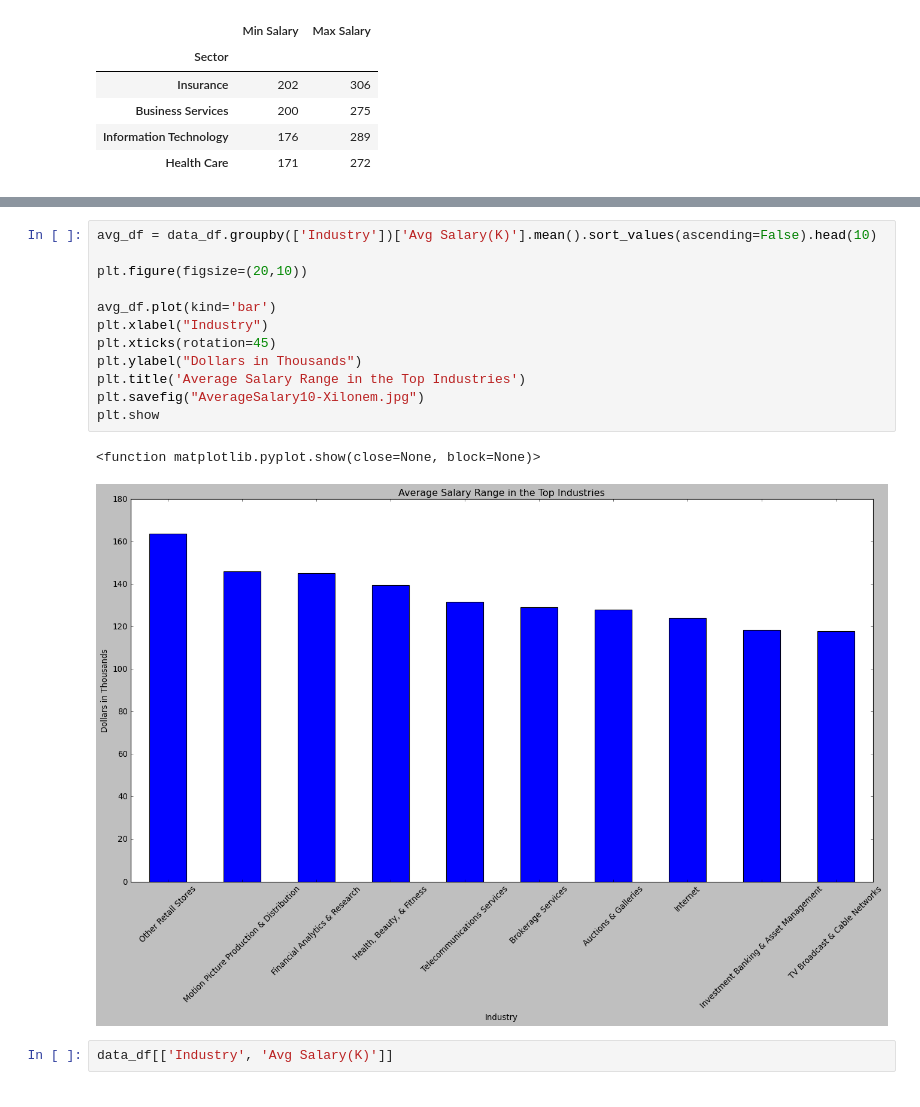
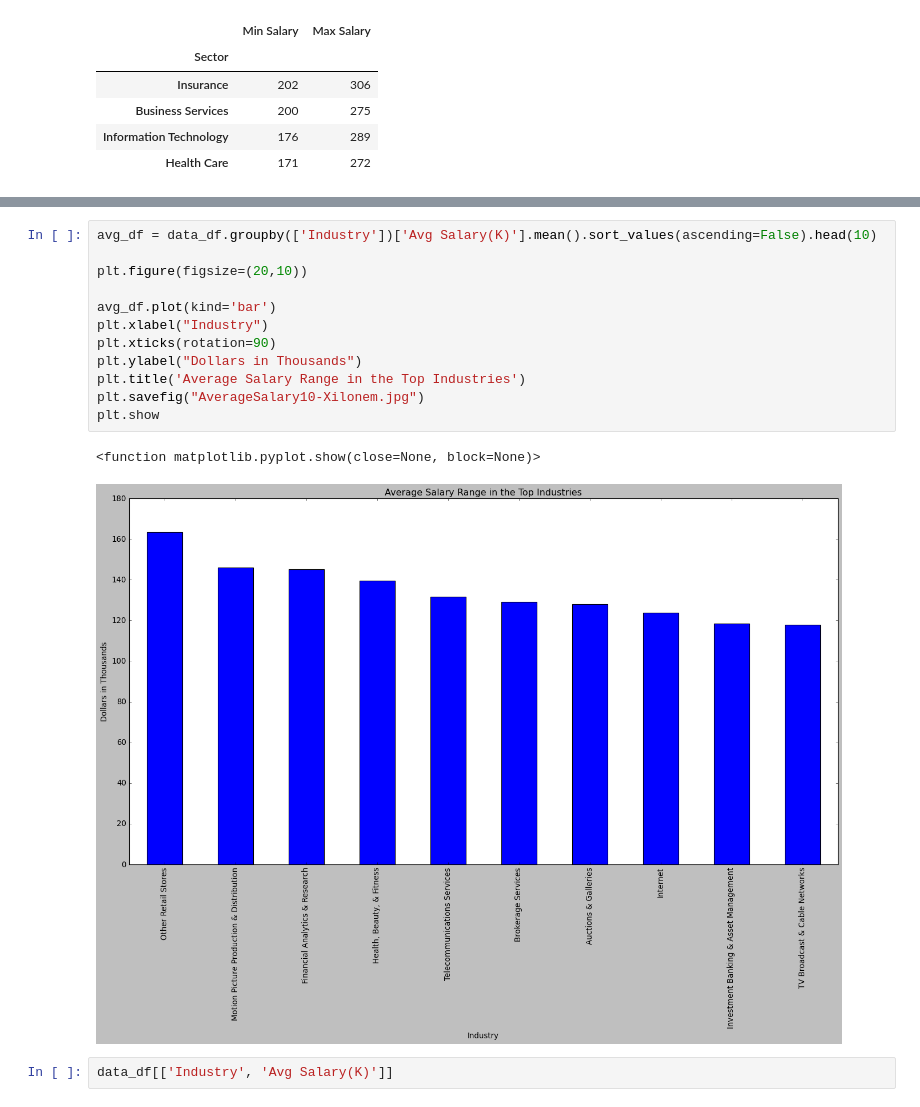
Before and after one commit to xilo94/project_1, a Jupyter notebook: data_cleaned_xilonem.ipynb, the cells around one changed output, grey strips where cells are left out. Drawn from its saved outputs; the diff is of its cells as text.

```diff
--- a/data_cleaned_xilonem.ipynb
+++ b/data_cleaned_xilonem.ipynb
@@ -128,18 +128,18 @@ plt.show
 # %%
 avg_df = data_df.groupby(['Industry'])['Avg Salary(K)'].mean().sort_values(ascending=False).head(10)
 
 plt.figure(figsize=(20,10))
 
 avg_df.plot(kind='bar')
 plt.xlabel("Industry")
-plt.xticks(rotation=45)
+plt.xticks(rotation=90)
 plt.ylabel("Dollars in Thousands")
 plt.title('Average Salary Range in the Top Industries')
 plt.savefig("AverageSalary10-Xilonem.jpg")
 plt.show
 # %% [output]
 <function matplotlib.pyplot.show(close=None, block=None)>
-[figure, old version]
+[figure, new version]
 # %%
 data_df[['Industry', 'Avg Salary(K)']]
 # %% [output]
```
Also changed, not shown: parts of 2 cells of this notebook, 7 other files.
